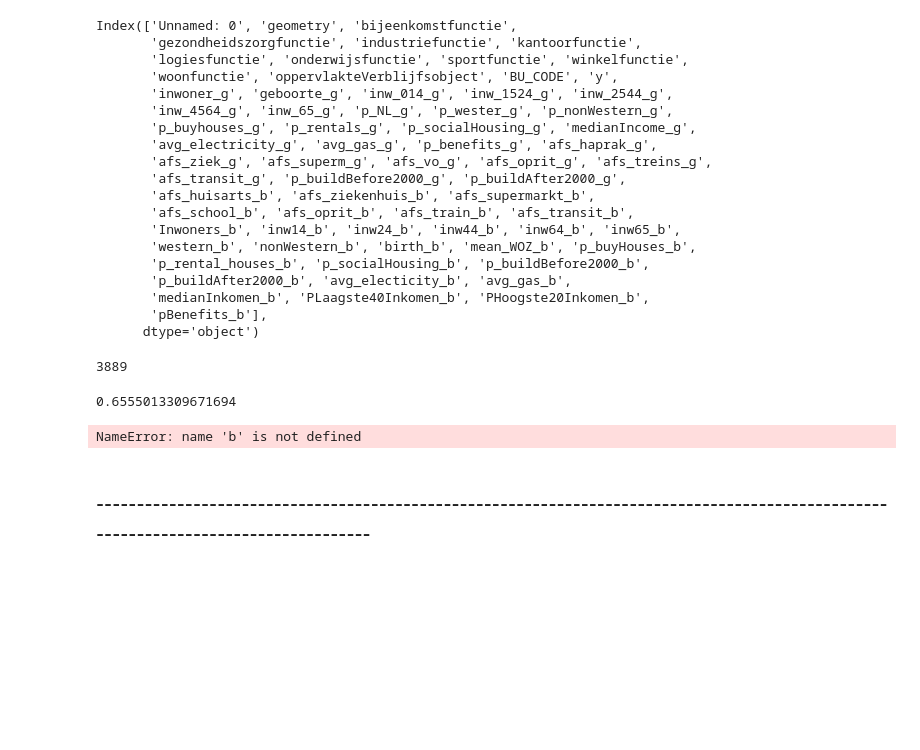
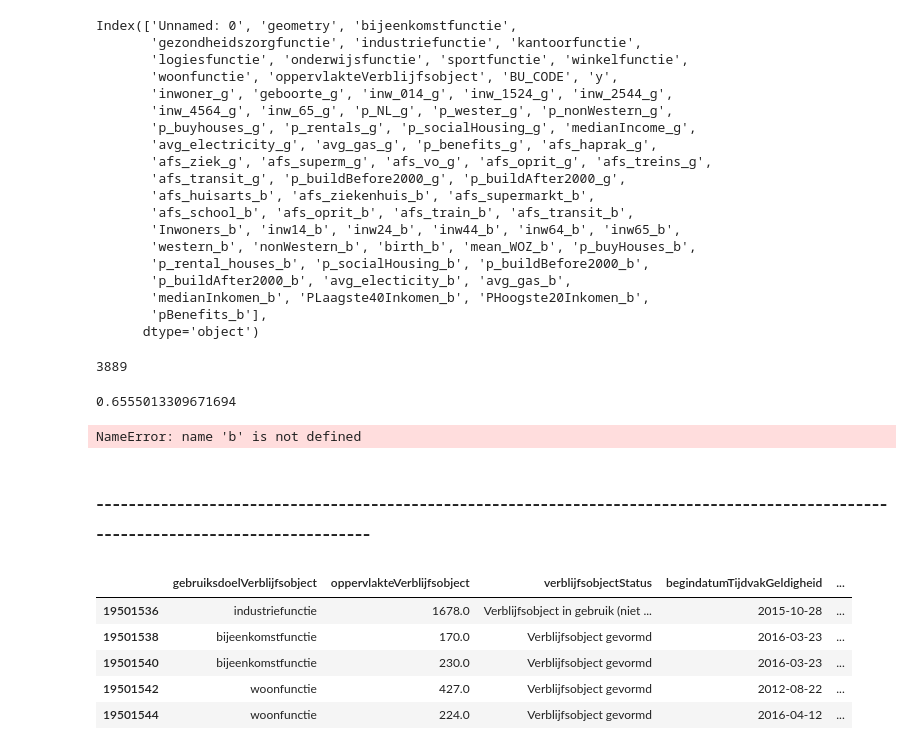
Before and after one commit to NielsvanOpstal/Thesis, a Jupyter notebook: Snapshotter.ipynb, the cells around one changed output. Drawn from its saved outputs; the diff is of its cells as text; code cells hidden in the pictures; blank space fills up the shorter version.

```diff
--- a/Snapshotter.ipynb
+++ b/Snapshotter.ipynb
@@ -641,3 +623,12 @@ b.columns[17 ]
 # %%
 for i in cbs15.columns:
     print(i)
+# %%
+VBO.tail()
+# %% [output]
+|  | gebruiksdoelVerblijfsobject | oppervlakteVerblijfsobject | verblijfsobjectStatus | begindatumTijdvakGeldigheid | ... |
+| 19501536 | industriefunctie | 1678.0 | Verblijfsobject in gebruik (niet ... | 2015-10-28 | ... |
+| 19501538 | bijeenkomstfunctie | 170.0 | Verblijfsobject gevormd | 2016-03-23 | ... |
+| 19501540 | bijeenkomstfunctie | 230.0 | Verblijfsobject gevormd | 2016-03-23 | ... |
+| 19501542 | woonfunctie | 427.0 | Verblijfsobject gevormd | 2012-08-22 | ... |
+| 19501544 | woonfunctie | 224.0 | Verblijfsobject gevormd | 2016-04-12 | ... |
```
Also changed, not shown: parts of 9 cells of this notebook, 8 other files.
